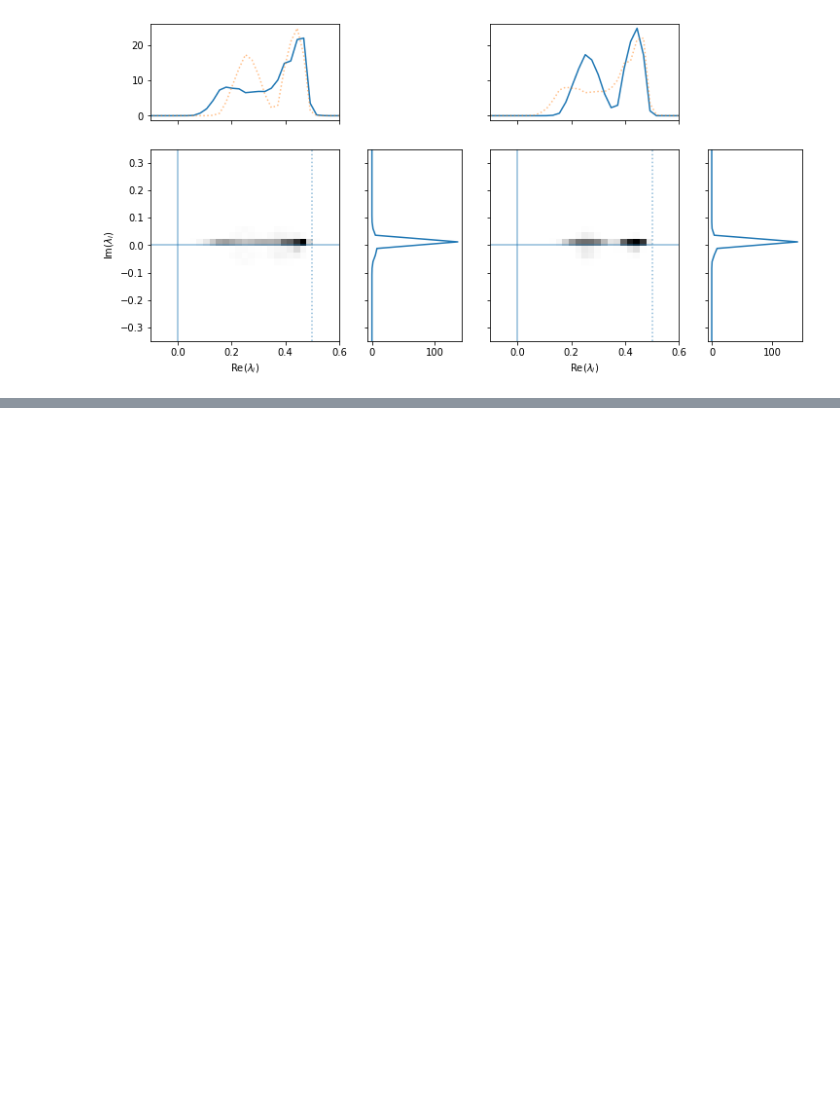
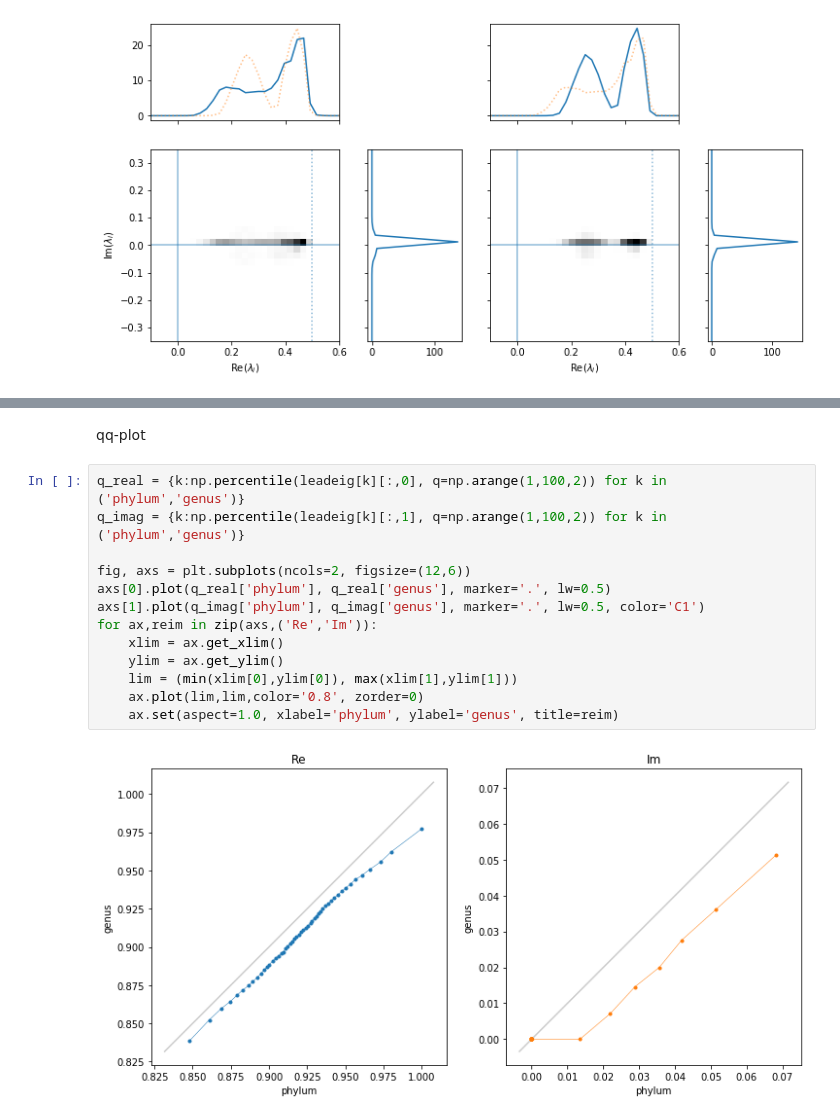
Before and after one commit to gregbritten/ecological_stability, a Jupyter notebook: py_code/null_eigenvalue_distributions_p4.ipynb, the cells around one changed output, grey strips where cells are left out. Drawn from its saved outputs; the diff is of its cells as text; blank space fills up the shorter version.

```diff
--- a/py_code/null_eigenvalue_distributions_p4.ipynb
+++ b/py_code/null_eigenvalue_distributions_p4.ipynb
@@ -249,0 +286,17 @@ for ax in axs[0,1::2]:
+# %% [markdown]
+qq-plot
+# %%
+q_real = {k:np.percentile(leadeig[k][:,0], q=np.arange(1,100,2)) for k in ('phylum','genus')}
+q_imag = {k:np.percentile(leadeig[k][:,1], q=np.arange(1,100,2)) for k in ('phylum','genus')}
+
+fig, axs = plt.subplots(ncols=2, figsize=(12,6))
+axs[0].plot(q_real['phylum'], q_real['genus'], marker='.', lw=0.5)
+axs[1].plot(q_imag['phylum'], q_imag['genus'], marker='.', lw=0.5, color='C1')
+for ax,reim in zip(axs,('Re','Im')):
+    xlim = ax.get_xlim()
+    ylim = ax.get_ylim()
+    lim = (min(xlim[0],ylim[0]), max(xlim[1],ylim[1]))
+    ax.plot(lim,lim,color='0.8', zorder=0)
+    ax.set(aspect=1.0, xlabel='phylum', ylabel='genus', title=reim)
+# %% [output]
+[figure, added]
```
Also changed, not shown: parts of 3 cells of this notebook, 1 other file.
